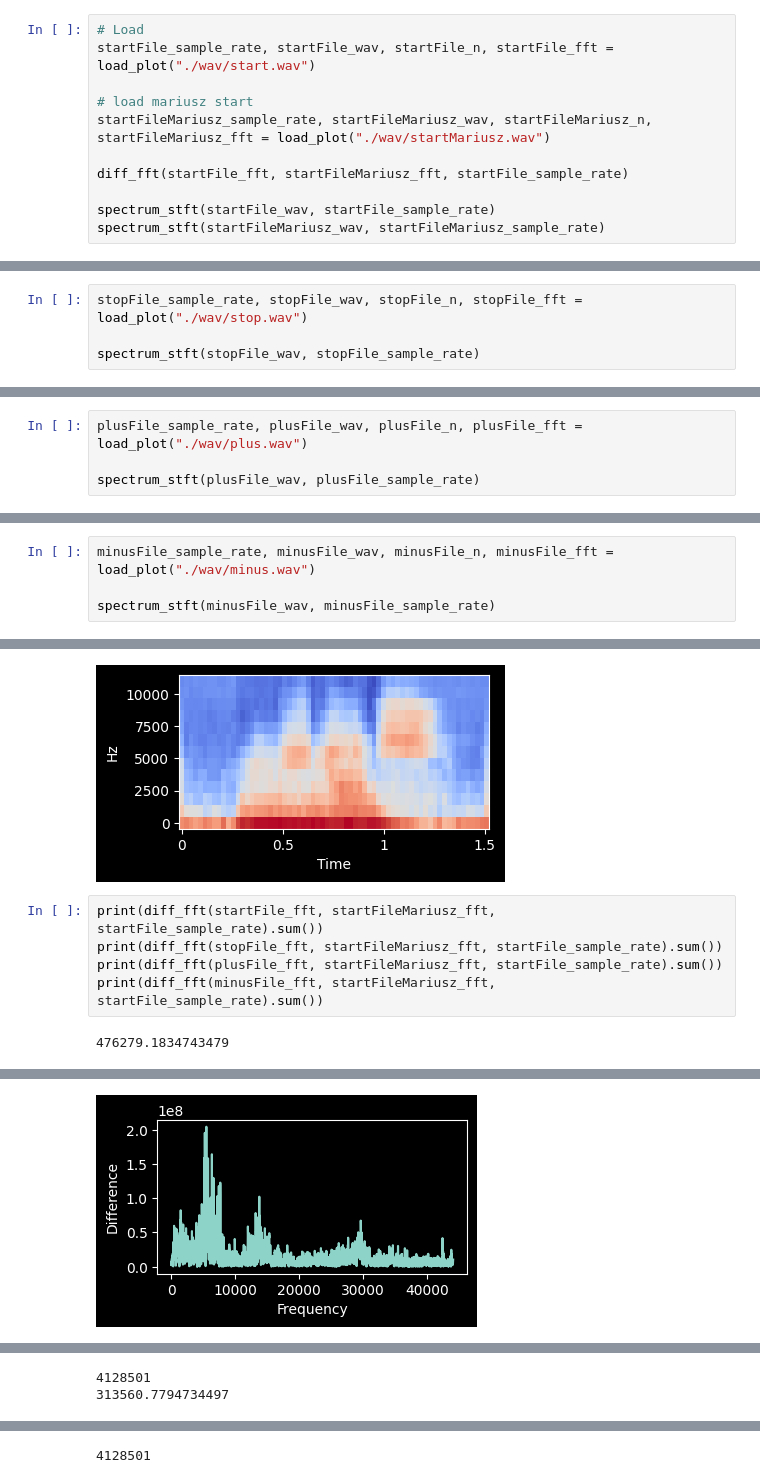
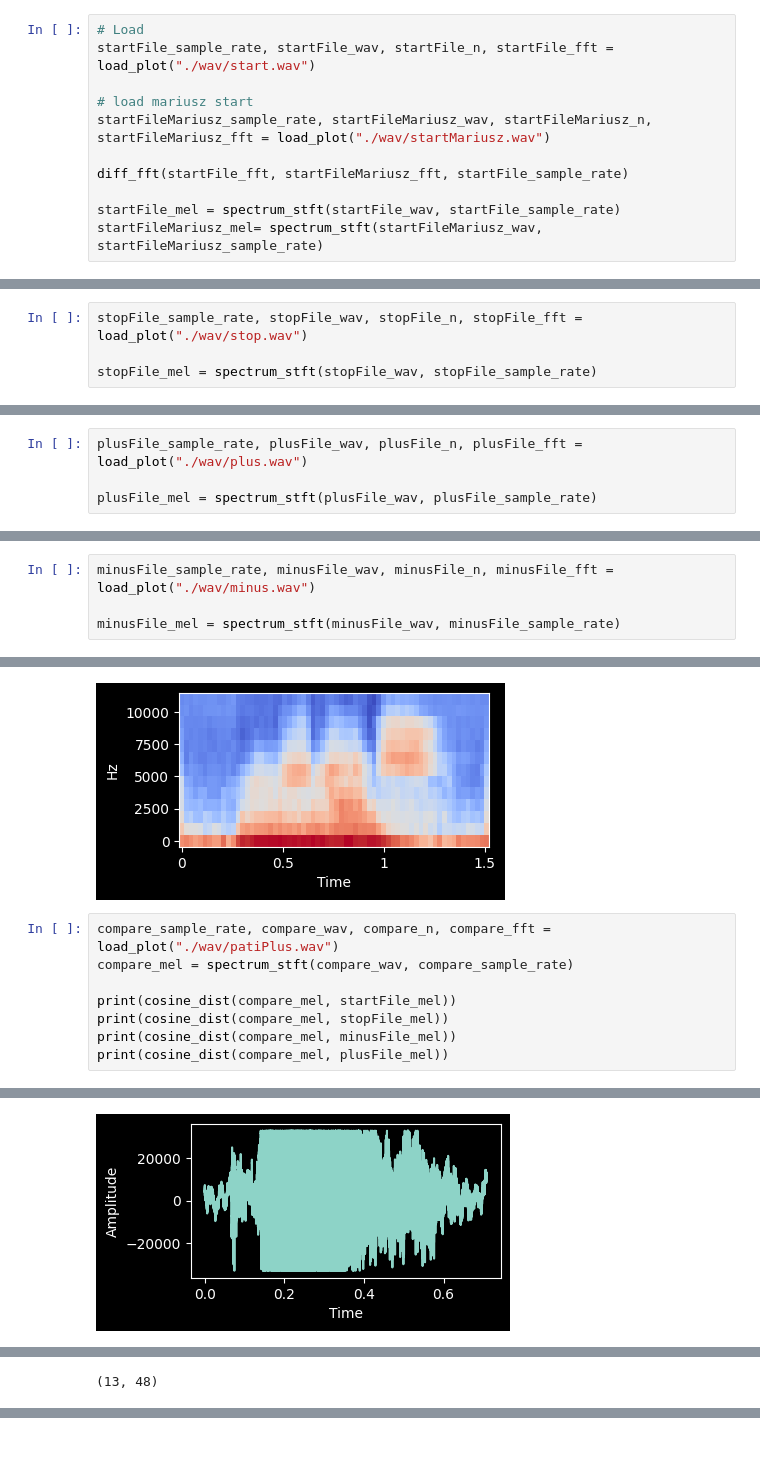
Before and after one commit to valwerner2/stm32WordRecognition, a Jupyter notebook: prototype/proto.ipynb, the cells around one changed output, grey strips where cells are left out. Cells and saved outputs as stored; diff of their text form; blank space fills up the shorter version.

```diff
--- a/prototype/proto.ipynb
+++ b/prototype/proto.ipynb
@@ -109,8 +124,8 @@ startFileMariusz_sample_rate, startFileMariusz_wav, startFileMariusz_n, startFil
 
 diff_fft(startFile_fft, startFileMariusz_fft, startFile_sample_rate)
 
-spectrum_stft(startFile_wav, startFile_sample_rate)
-spectrum_stft(startFileMariusz_wav, startFileMariusz_sample_rate)
+startFile_mel = spectrum_stft(startFile_wav, startFile_sample_rate)
+startFileMariusz_mel= spectrum_stft(startFileMariusz_wav, startFileMariusz_sample_rate)
 # %% [output]
 [interactive output not drawn]
 [figure]
@@ -130,7 +145,7 @@ spectrum_stft(startFileMariusz_wav, startFileMariusz_sample_rate)
 # %%
 stopFile_sample_rate, stopFile_wav, stopFile_n, stopFile_fft = load_plot("./wav/stop.wav")
 
-spectrum_stft(stopFile_wav, stopFile_sample_rate)
+stopFile_mel = spectrum_stft(stopFile_wav, stopFile_sample_rate)
 # %% [output]
 [interactive output not drawn]
 [figure]
@@ -143,7 +158,7 @@ spectrum_stft(stopFile_wav, stopFile_sample_rate)
 # %%
 plusFile_sample_rate, plusFile_wav, plusFile_n, plusFile_fft = load_plot("./wav/plus.wav")
 
-spectrum_stft(plusFile_wav, plusFile_sample_rate)
+plusFile_mel = spectrum_stft(plusFile_wav, plusFile_sample_rate)
 # %% [output]
 [interactive output not drawn]
 [figure]
@@ -156,7 +171,7 @@ spectrum_stft(plusFile_wav, plusFile_sample_rate)
 # %%
 minusFile_sample_rate, minusFile_wav, minusFile_n, minusFile_fft = load_plot("./wav/minus.wav")
 
-spectrum_stft(minusFile_wav, minusFile_sample_rate)
+minusFile_mel = spectrum_stft(minusFile_wav, minusFile_sample_rate)
 # %% [output]
 [interactive output not drawn]
 [figure]
@@ -165,9 +180,11 @@ spectrum_stft(minusFile_wav, minusFile_sample_rate)
 (13, 66)
 [figure]
 # %%
-print(diff_fft(startFile_fft, startFileMariusz_fft, startFile_sample_rate).sum())
-print(diff_fft(stopFile_fft, startFileMariusz_fft, startFile_sample_rate).sum())
-print(diff_fft(plusFile_fft, startFileMariusz_fft, startFile_sample_rate).sum())
-print(diff_fft(minusFile_fft, startFileMariusz_fft, startFile_sample_rate).sum())
+compare_sample_rate, compare_wav, compare_n, compare_fft = load_plot("./wav/patiPlus.wav")
+compare_mel = spectrum_stft(compare_wav, compare_sample_rate)
+
+print(cosine_dist(compare_mel, startFile_mel))
+print(cosine_dist(compare_mel, stopFile_mel))
+print(cosine_dist(compare_mel, minusFile_mel))
+print(cosine_dist(compare_mel, plusFile_mel))
 # %% [output]
-476279.1834743479
@@ -174 +192 @@ print(diff_fft(minusFile_fft, startFileMariusz_fft, startFile_sample_rate).sum()
-[figure, old version]
+[figure, new version]
@@ -175,0 +195 @@ print(diff_fft(minusFile_fft, startFileMariusz_fft, startFile_sample_rate).sum()
+(13, 48)
@@ -180,2 +200,0 @@ print(diff_fft(minusFile_fft, startFileMariusz_fft, startFile_sample_rate).sum()
-4128501
-313560.7794734497
@@ -188 +200,0 @@ print(diff_fft(minusFile_fft, startFileMariusz_fft, startFile_sample_rate).sum()
-4128501
```
Also changed, not shown: parts of 4 cells of this notebook, 4 other files.
